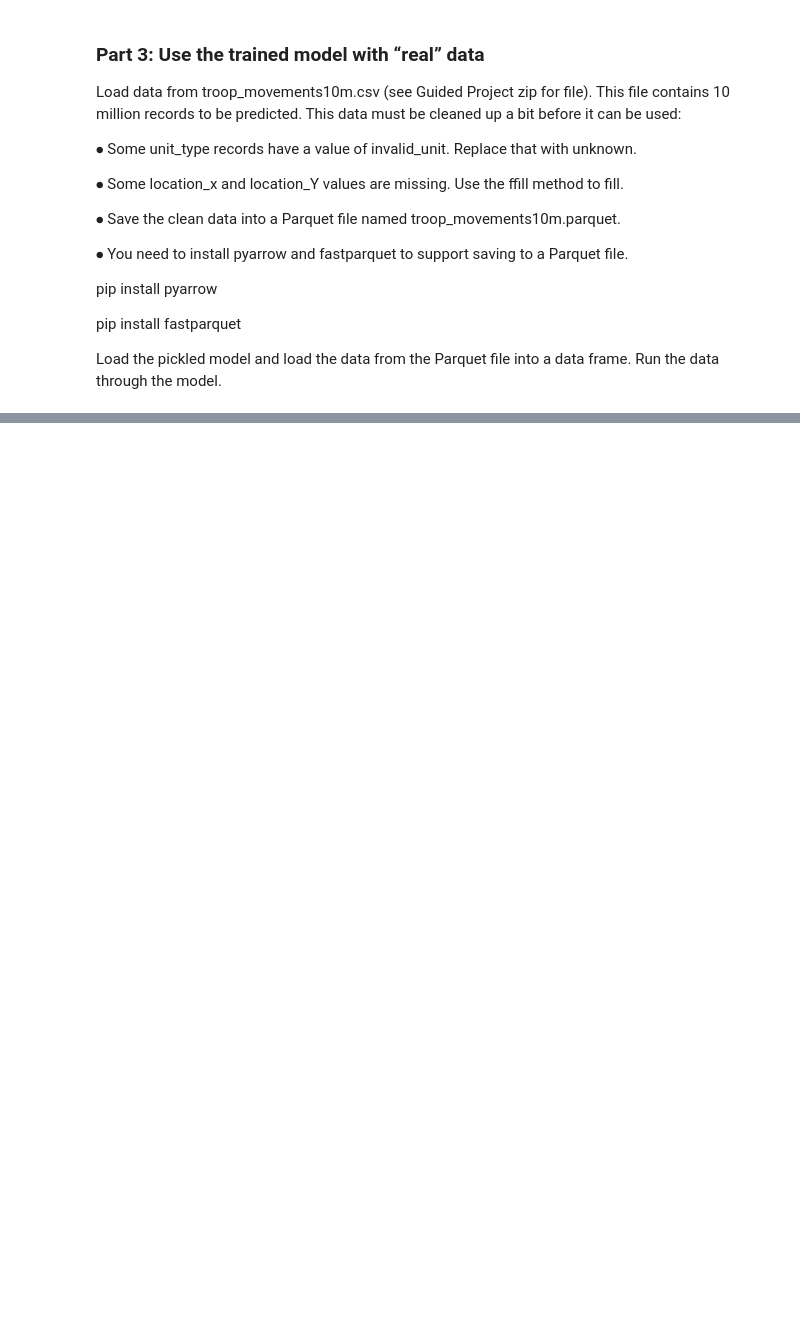
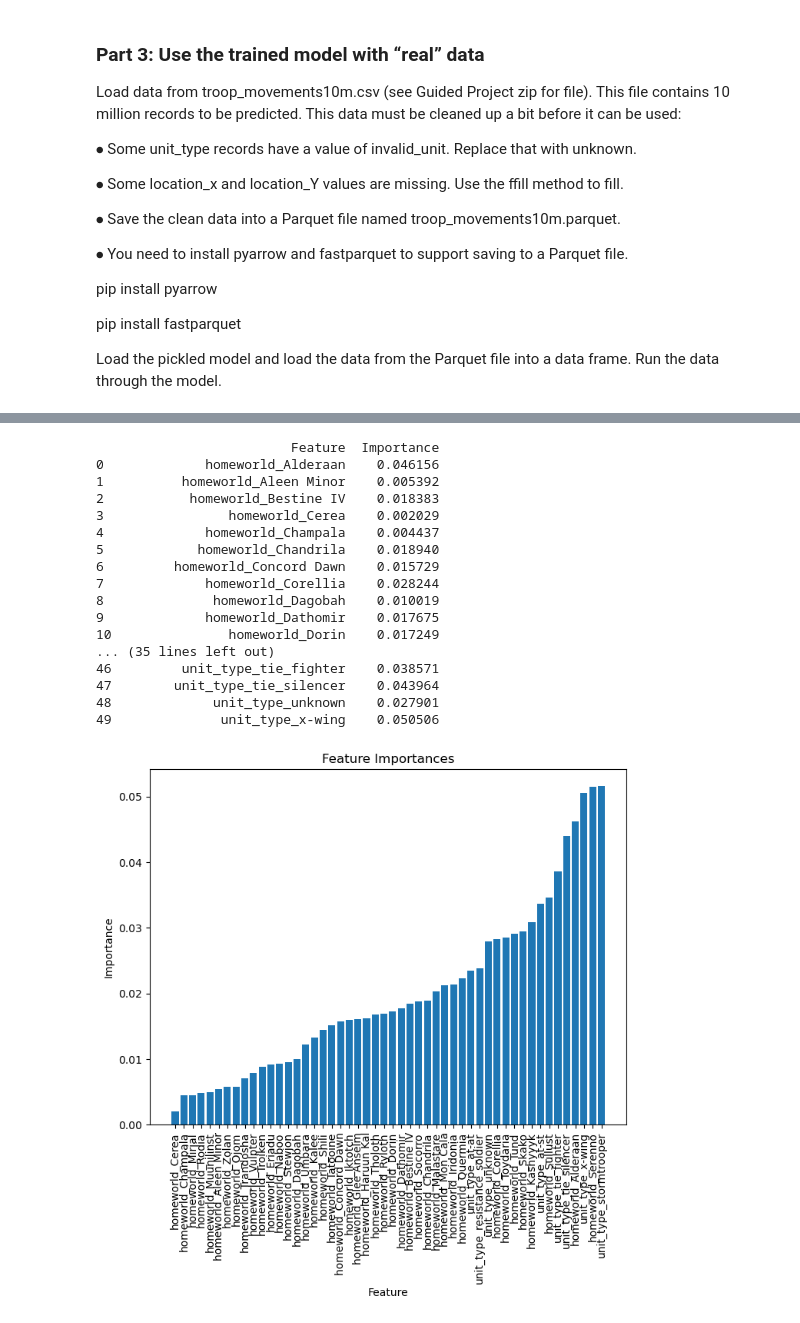
Before and after one commit to atbreen/EDP_Guided_Project_3, a Jupyter notebook: Guided_Project_3.ipynb, the cells around one changed output, grey strips where cells are left out. Drawn from its saved outputs; the diff is of its cells as text; code cells hidden in the pictures; blank space fills up the shorter version.

```diff
--- a/Guided_Project_3.ipynb
+++ b/Guided_Project_3.ipynb
@@ -388,16 +386,28 @@ df_trained.head()
 # %%
-importances = model2.feature_importances_
-
-# Create a DataFrame to hold the feature importances
-feature_importances = pd.DataFrame({'Feature': X_encoded.columns, 'Importance': importances})
-print(feature_importances)
-feature_importances = feature_importances.sort_values('Importance', ascending=True)
-
 # Create a bar plot that shows feature importance.
 plt.figure(figsize=(8, 6))
 plt.bar(feature_importances['Feature'], feature_importances['Importance'])
 plt.xticks(rotation=90)
 plt.xlabel('Feature')
 plt.ylabel('Importance')
 plt.title('Feature Importances')
 plt.show()
+# %% [output]
+                         Feature  Importance
+0             homeworld_Alderaan    0.046156
+1          homeworld_Aleen Minor    0.005392
+2           homeworld_Bestine IV    0.018383
+3                homeworld_Cerea    0.002029
+4             homeworld_Champala    0.004437
+5            homeworld_Chandrila    0.018940
+6         homeworld_Concord Dawn    0.015729
+7             homeworld_Corellia    0.028244
+8              homeworld_Dagobah    0.010019
+9             homeworld_Dathomir    0.017675
+10               homeworld_Dorin    0.017249
+... (35 lines left out)
+46         unit_type_tie_fighter    0.038571
+47        unit_type_tie_silencer    0.043964
+48             unit_type_unknown    0.027901
+49              unit_type_x-wing    0.050506
+[figure, added]
```
Also changed, not shown: parts of 13 cells of this notebook, 16 other files.
